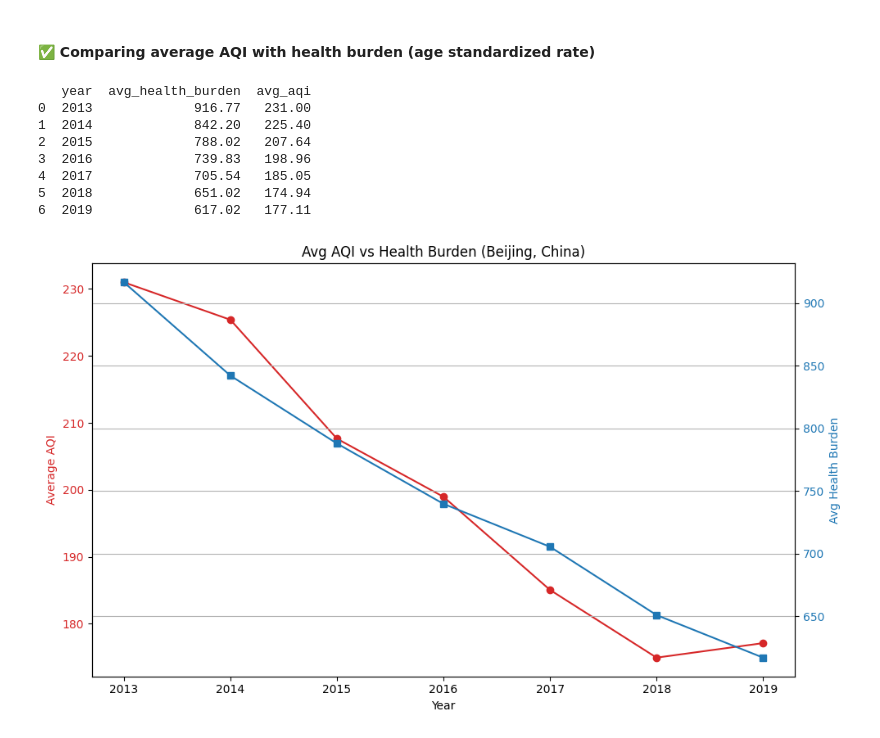
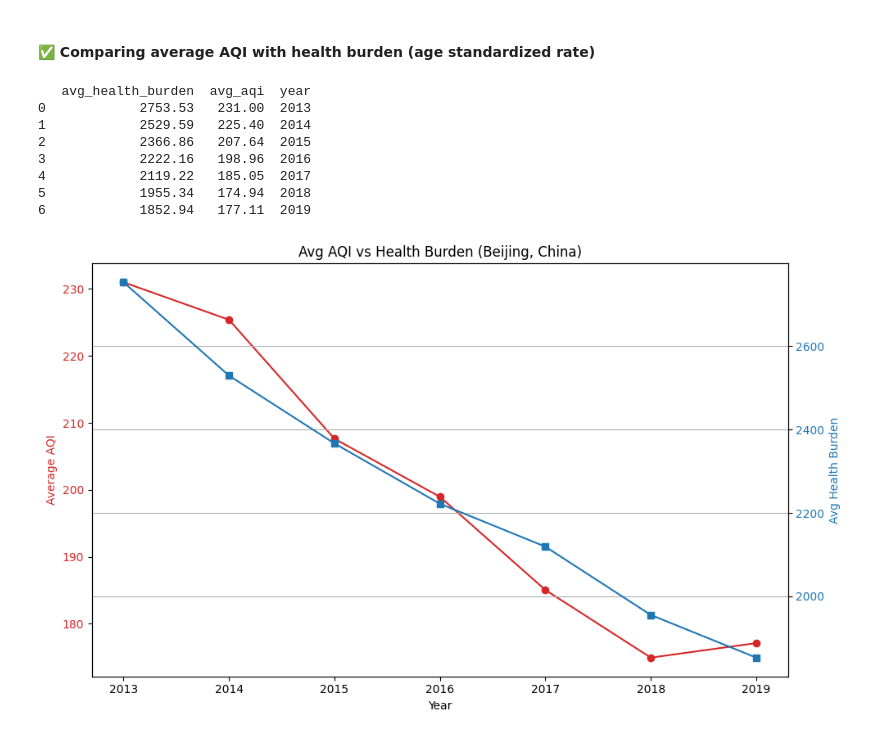
Before and after one commit to NaderAS/air_quality_project, a Jupyter notebook: analysis_notebooks/sql_analysis.ipynb, the cells around one changed output. Drawn from its saved outputs; the diff is of its cells as text; code cells hidden in the pictures.

```diff
--- a/analysis_notebooks/sql_analysis.ipynb
+++ b/analysis_notebooks/sql_analysis.ipynb
@@ -257,55 +299,53 @@ The above plots and analyses show that while Stroke is the top GHE cause in Chin
 # Comparing Average AQI with Health burden (age standardized rate) in China
 
 query = """
-SELECT h.year,
-       ROUND(AVG(h.age_standardized_rate::NUMERIC), 2) AS avg_health_burden,
-       ROUND(AVG(m.aqi::NUMERIC), 2) AS avg_aqi
-FROM burden_data.china_dataset h
-JOIN transformations.final_city_merged m
-  ON EXTRACT(YEAR FROM m.datetime) = h.year::INTEGER
- AND m.station_id IN (
-    SELECT station_id
-    FROM real_time_data.stations
-    WHERE city ILIKE '%beijing%'
-)
-GROUP BY h.year
-ORDER BY h.year;
+SELECT
+    ROUND(AVG(m.age_standardized_rate::NUMERIC), 2) AS avg_health_burden,
+    ROUND(AVG(m.avg_aqi::NUMERIC), 2) AS avg_aqi,
+    m.year
+FROM transformations.final_city_burden_merged m
+JOIN real_time_data.stations s
+  ON m.station_id = s.station_id
+WHERE s.city ILIKE '%beijing%'
+AND m.ghe_cause = 'Total'
+GROUP BY year
+ORDER BY year;
 """
 
 # --- Execute & Fetch ---
 conn = psycopg2.connect(**db_config)
 df = pd.read_sql_query(query, conn)
 conn.close()
 
 print(df)
 
 # --- Plot ---
 fig, ax1 = plt.subplots(figsize=(10, 6))
 
 ax1.set_xlabel('Year')
 ax1.set_ylabel('Average AQI', color='tab:red')
 ax1.plot(df['year'], df['avg_aqi'], marker='o', color='tab:red', label='Average AQI')
 ax1.tick_params(axis='y', labelcolor='tab:red')
 
 ax2 = ax1.twinx()
 ax2.set_ylabel('Avg Health Burden', color='tab:blue')
 ax2.plot(df['year'], df['avg_health_burden'], marker='s', color='tab:blue', label='Avg Health Burden')
 ax2.tick_params(axis='y', labelcolor='tab:blue')
 
 plt.title('Avg AQI vs Health Burden (Beijing, China)')
 fig.tight_layout()
 plt.grid(True)
 plt.show()
 # %% [output]
-   year  avg_health_burden  avg_aqi
-0  2013             916.77   231.00
-1  2014             842.20   225.40
-2  2015             788.02   207.64
-3  2016             739.83   198.96
-4  2017             705.54   185.05
-5  2018             651.02   174.94
-6  2019             617.02   177.11
+   avg_health_burden  avg_aqi  year
+0            2753.53   231.00  2013
+1            2529.59   225.40  2014
+2            2366.86   207.64  2015
+3            2222.16   198.96  2016
+4            2119.22   185.05  2017
+5            1955.34   174.94  2018
+6            1852.94   177.11  2019
-[figure, old version]
+[figure, new version]
 # %%
 # Comparing Average AQI with Health burden (age standardized rate) in France
 
```
Also changed, not shown: parts of 16 cells of this notebook.
